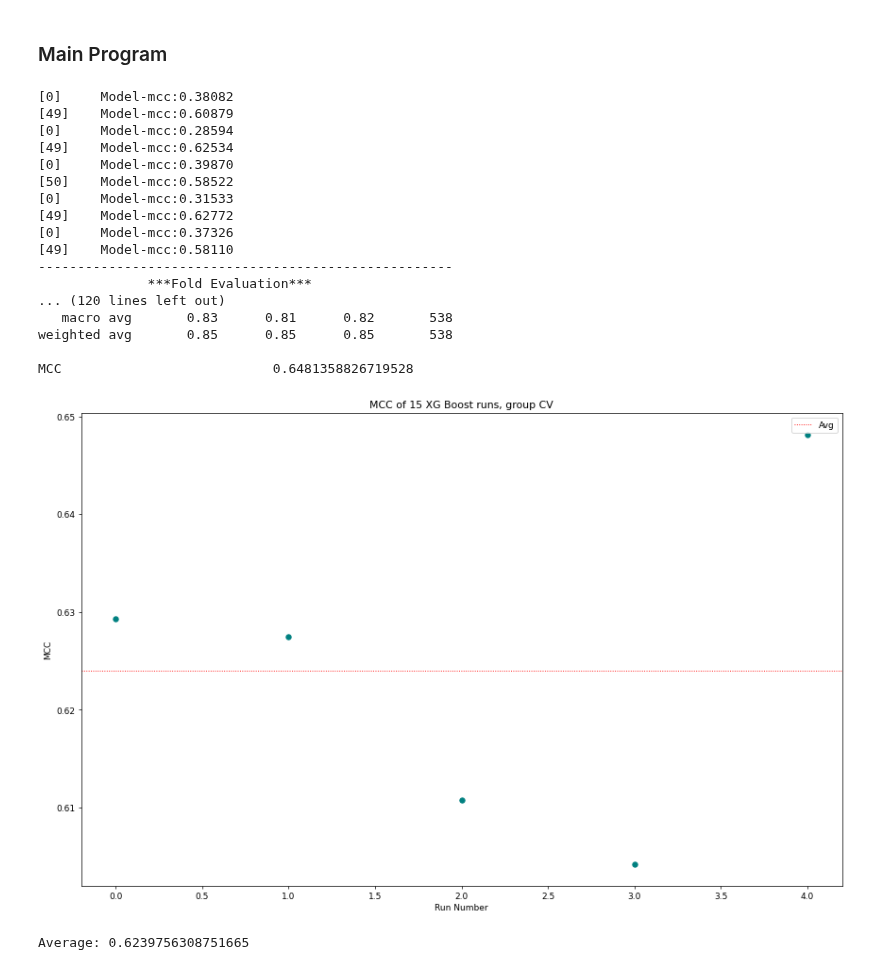
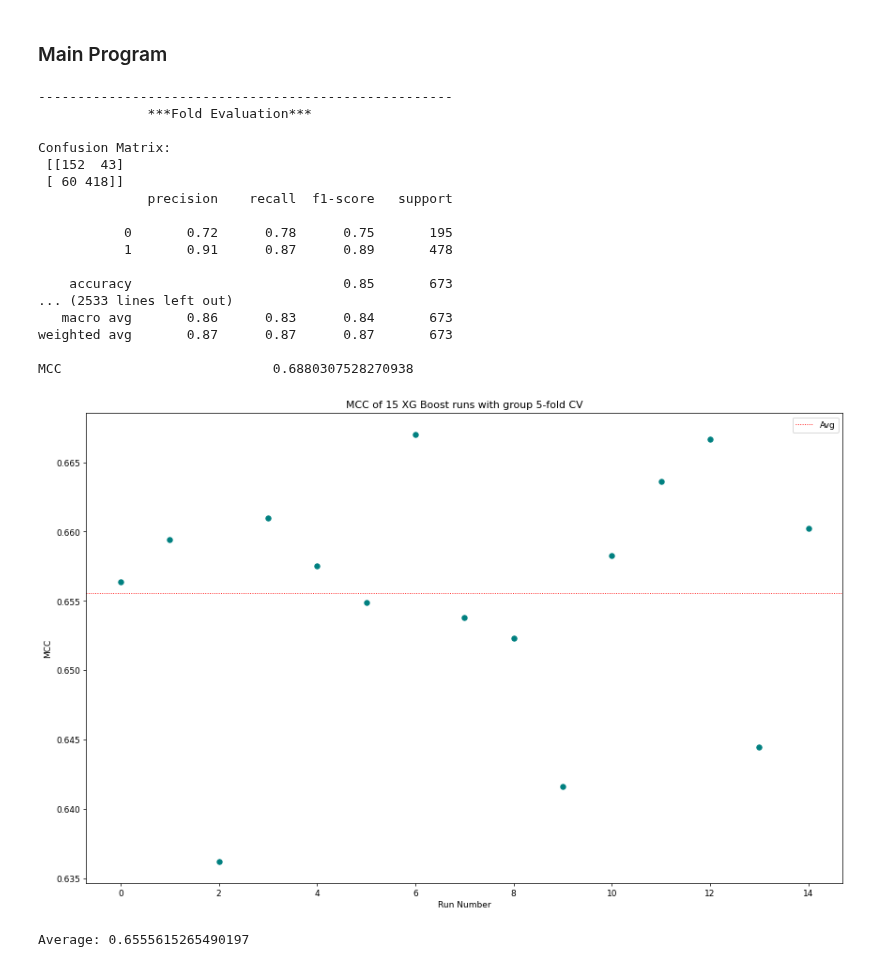
Before and after one commit to Shamin2512/Mutation-Classification, a Jupyter notebook: XGB_MutationClassification.ipynb, the cells around one changed output. Drawn from its saved outputs; the diff is of its cells as text; code cells hidden in the pictures.

Commit message:
Plots average K fold MCC over 15 runs

```diff
--- a/XGB_MutationClassification.ipynb
+++ b/XGB_MutationClassification.ipynb
@@ -58,16 +58,22 @@ def Train_Test_Split(file):
     80% training and 20% testing split. Splits are shuffled randomly and index reset
     """
     AC_dataset                  = pd.read_csv(file, index_col=0)
-    Training_Set, Testing_Set   = train_test_split(AC_dataset,train_size = 0.8)
+    Training_Set                =AC_dataset
 
     Training_Set.reset_index(drop=True, inplace = True) #Drop index to avoid training on index values
-    Testing_Set.reset_index(drop=True, inplace = True)  #Reset index after splitting for compatability with group fold CV
 
     Training_Set                = Training_Set.sample(frac = 1) #Shuffle data after splitting
-    Testing_Set                 = Testing_Set.sample(frac = 1)
+
+    # Training_Set, Testing_Set   = train_test_split(AC_dataset,train_size = 0.8)
+
+    # Training_Set.reset_index(drop=True, inplace = True) #Drop index to avoid training on index values
+    # Testing_Set.reset_index(drop=True, inplace = True)  #Reset index after splitting for compatability with group fold CV
+
+    # Training_Set                = Training_Set.sample(frac = 1) #Shuffle data after splitting
+    # Testing_Set                 = Testing_Set.sample(frac = 1)
 
 
-    return Training_Set, Testing_Set
+    return Training_Set
 # %%
 # def data(Training_Set, Testing_Set):
 #     """
@@ -370,7 +376,7 @@ def BF_fitting(BF, d_train_list, d_val):
     'booster': 'gbtree',
     'objective': 'binary:logistic',
     'disable_default_eval_metric': 1,
-    'verbosity': 1,
+    'verbosity': 0,
     # 'eval_metric':['error'],
     }
 
@@ -379,9 +385,9 @@ def BF_fitting(BF, d_train_list, d_val):
         d_train = d_train_list[fold_i]                          #Dmatrix for each balanced fold
         BF_GBC.append(xgb.train(params,
                                 d_train,
-                                num_boost_round = 500,
+                                num_boost_round = 250,
                                 evals  = [(d_val,'Model')],
-                                verbose_eval = 50,               #Print evaluation metrics every 50 trees
+                                verbose_eval = False,               #Print evaluation metrics every 50 trees
                                 early_stopping_rounds = 50,
                                 custom_metric = CM,
                                 )
@@ -476,7 +482,7 @@ def plot(Score_list):
 
      plt.scatter(x_axis, y_axis, color = 'teal')
      plt.axhline(y=np.nanmean(Score_list), color = 'red', linestyle = 'dotted', linewidth = '1', label ='Avg')
-     plt.title('MCC of 15 XG Boost runs, group CV')
+     plt.title('MCC of 15 XG Boost runs with group 5-fold CV')
      plt.xlabel('Run Number')
      plt.ylabel('MCC')
      plt.legend()
@@ -487,48 +493,53 @@ def plot(Score_list):
 # %%
 Score_list = []
 for i in range(0,15):
     file = "AC_dataset.csv"
-    Training_Set, Testing_Set          = Train_Test_Split(file)                                 #Create training and testing sets
+    Training_Set                     = Train_Test_Split(file)                                 #Create training and testing sets
     # test(inData, classData, ValData, Vallabel)                                                          #Initial evaluation
     IT_list, LT_list, IV_list, LV_list = CV(Training_Set)                #Cross-validate training set
 
+    K_fold_score = []
     for i in range(len(IT_list)):
         inData = IT_list[i]
         classData = LT_list[i]
         ValData = IV_list[i]
         Vallabel = LV_list[i]
 
         minClass, minSize, maxSize  = find_minority_class(classData)                            #Determines imbalance
         BF                          = Balance_ratio(maxSize, minSize)                           #Determins number of balancing folds needed
         Input_folds, Output_folds   = Balance_Folds(BF, inData, classData, minClass, minSize)   # balance() and balance_data() functions are called under this
-        d_train_list, d_val        = model_training_data(BF, Input_folds, Output_folds, ValData, Vallabel)
-        BF_GBC_HP                   = hyperparameter(BF, d_train_list, d_val)
+        d_train_list, d_val         = model_training_data(BF, Input_folds, Output_folds, ValData, Vallabel)
+        # BF_GBC_HP                   = hyperparameter(BF, d_train_list, d_val)
         BF_GBC                      = BF_fitting(BF, d_train_list, d_val)
         Prob_matrix                 = BF_validate(BF_GBC, d_val)
 
         Final_vote, Sum_PD, Sum_SNP = Weighted_Vote(Prob_matrix)
+        evalutation(Vallabel, Final_vote)
+        MCC = evalutation(Final_vote, Vallabel)
 
-        MCC = evalutation(Final_vote, Vallabel)
-        Score_list.append(MCC)
+        K_fold_score.append(MCC)
+
+    run_score = np.nanmean(K_fold_score)
+    Score_list.append(run_score)
 
 plot(Score_list)
 # %% [output]
-[0]     Model-mcc:0.38082
-[49]    Model-mcc:0.60879
-[0]     Model-mcc:0.28594
-[49]    Model-mcc:0.62534
-[0]     Model-mcc:0.39870
-[50]    Model-mcc:0.58522
-[0]     Model-mcc:0.31533
-[49]    Model-mcc:0.62772
-[0]     Model-mcc:0.37326
-[49]    Model-mcc:0.58110
 -----------------------------------------------------
               ***Fold Evaluation***
-... (120 lines left out)
-   macro avg       0.83      0.81      0.82       538
-weighted avg       0.85      0.85      0.85       538
 
-MCC                           0.6481358826719528
+Confusion Matrix:
+ [[152  43]
+ [ 60 418]]
+              precision    recall  f1-score   support
+
+           0       0.72      0.78      0.75       195
+           1       0.91      0.87      0.89       478
+
+    accuracy                           0.85       673
+... (2533 lines left out)
+   macro avg       0.86      0.83      0.84       673
+weighted avg       0.87      0.87      0.87       673
+
+MCC                           0.6880307528270938
-[figure, old version]
+[figure, new version]
-Average: 0.6239756308751665
+Average: 0.6555615265490197
```
